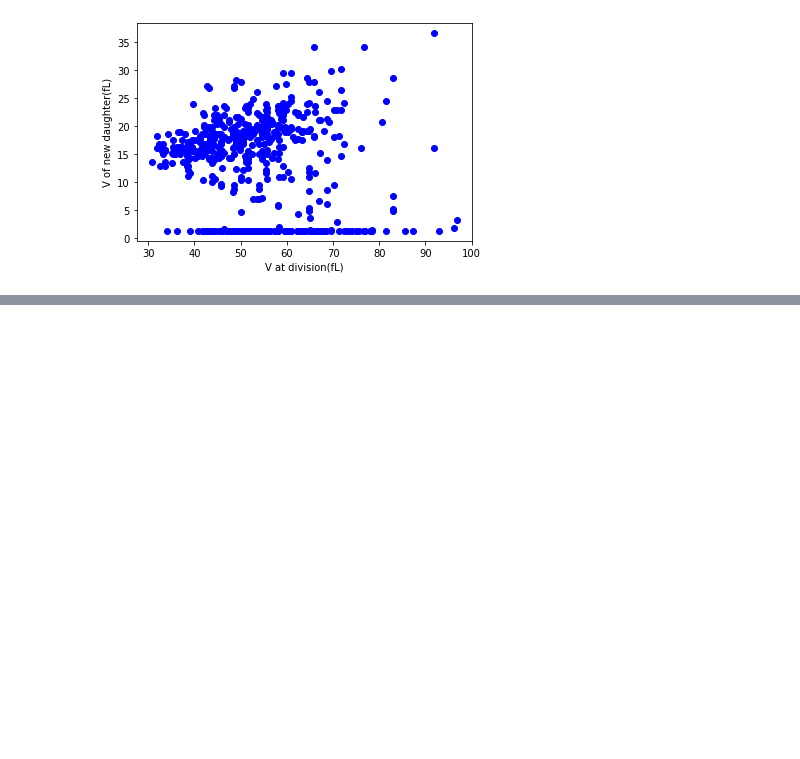
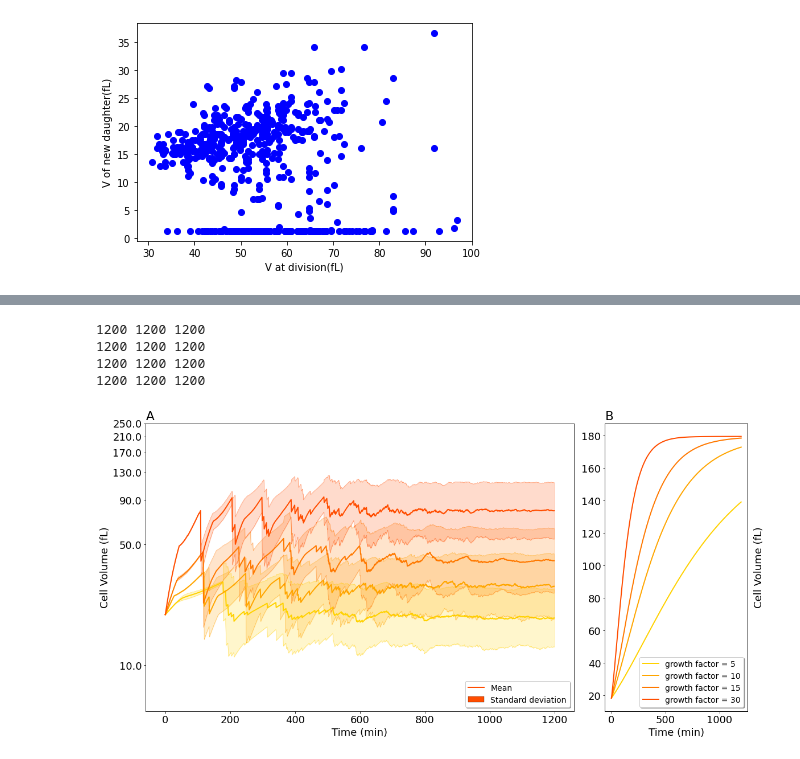
Before and after one commit to LPolczynski/Bachelor_Thesis, a Jupyter notebook: jupyter/thesis/main_model.ipynb, the cells around one changed output, grey strips where cells are left out. Drawn from its saved outputs; the diff is of its cells as text; code cells hidden in the pictures; blank space fills up the shorter version.

```diff
--- a/jupyter/thesis/main_model.ipynb
+++ b/jupyter/thesis/main_model.ipynb
@@ -1274 +1428,13 @@ plot_size_distr(dire,growth,labels)
+# %%
+pop_dires = ['./MM/growth-5/','./MM/growth-10/','./MM/growth-15/','./MM/growth-30/']
+single_dires = ['./MM/single-growth-5/','./MM/single-growth-10/','./MM/single-growth-15/','./MM/single-growth-30/']
+labels=['growth factor = 5','growth factor = 10','growth factor = 15','growth factor = 30']
+save_dir='./'
+plot_vol_pop_single(pop_dires,single_dires ,labels, 'Volume_growthfactor', save_dir,0,1200)
+# %% [output]
+1200 1200 1200
+1200 1200 1200
+1200 1200 1200
+1200 1200 1200
+[figure, added]
 # %%
```
Also changed, not shown: parts of 8 cells of this notebook, 4 other files.
